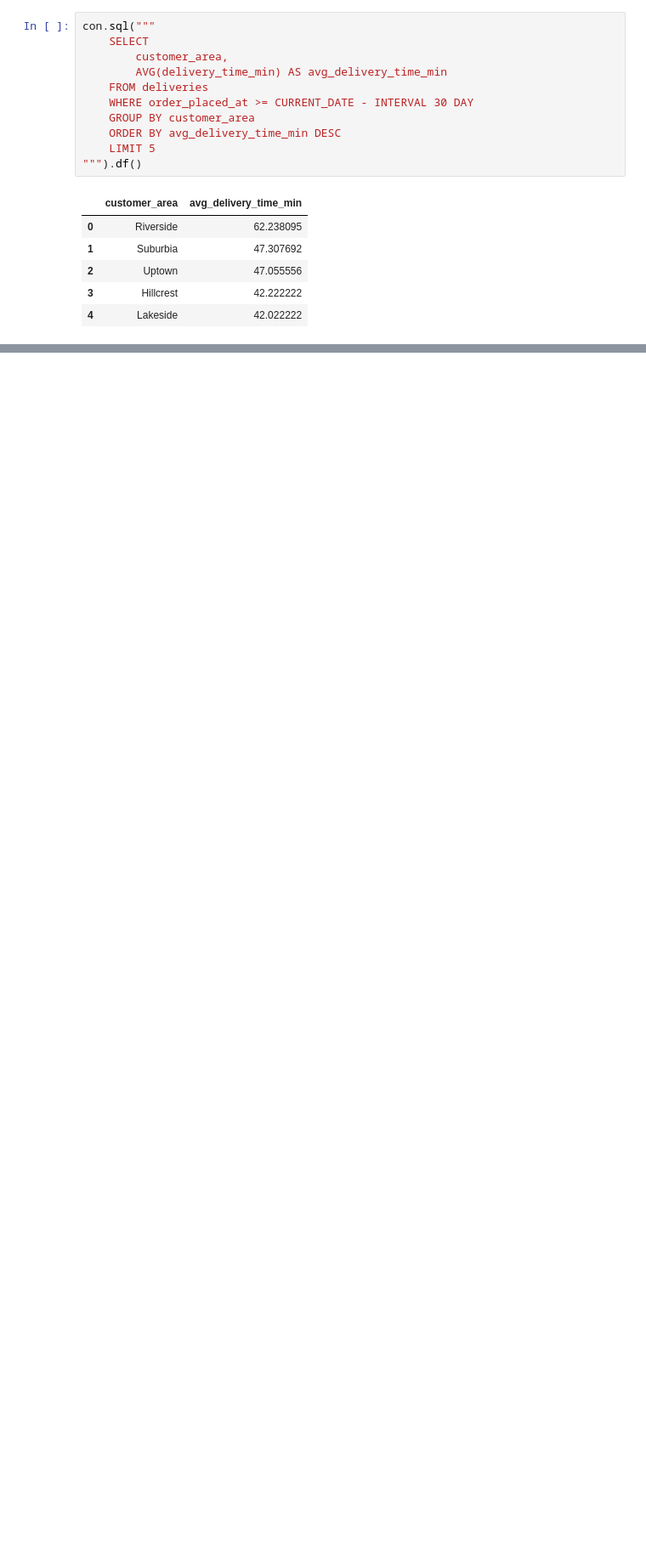
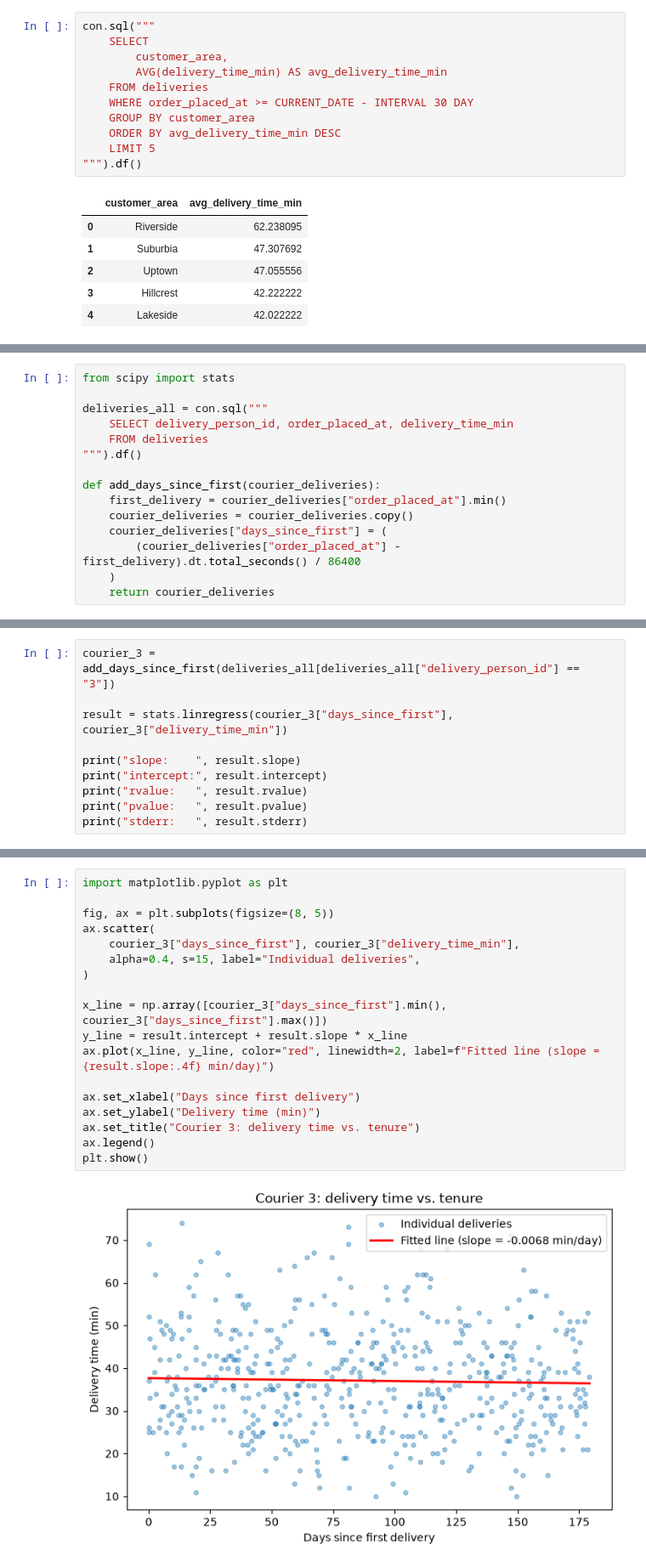
Before and after one commit to felo9015/food_delivery_time_prediction, a Jupyter notebook: sql/sql_exploration.ipynb, the cells around one changed output, grey strips where cells are left out. Shown at 85% size. Saved outputs shown, nothing was run; the diff lists cells and outputs as text; blank space fills up the shorter version.

```diff
--- a/sql/sql_exploration.ipynb
+++ b/sql/sql_exploration.ipynb
@@ -431,0 +768,15 @@ This is the complete query for Question 1: **Riverside, Suburbia, Uptown, Hillcr
+# %%
+from scipy import stats
+
+deliveries_all = con.sql("""
+    SELECT delivery_person_id, order_placed_at, delivery_time_min
+    FROM deliveries
+""").df()
+
+def add_days_since_first(courier_deliveries):
+    first_delivery = courier_deliveries["order_placed_at"].min()
+    courier_deliveries = courier_deliveries.copy()
+    courier_deliveries["days_since_first"] = (
+        (courier_deliveries["order_placed_at"] - first_delivery).dt.total_seconds() / 86400
+    )
+    return courier_deliveries
@@ -431,0 +787,10 @@ This is the complete query for Question 1: **Riverside, Suburbia, Uptown, Hillcr
+# %%
+courier_3 = add_days_since_first(deliveries_all[deliveries_all["delivery_person_id"] == "3"])
+
+result = stats.linregress(courier_3["days_since_first"], courier_3["delivery_time_min"])
+
+print("slope:    ", result.slope)
+print("intercept:", result.intercept)
+print("rvalue:   ", result.rvalue)
+print("pvalue:   ", result.pvalue)
+print("stderr:   ", result.stderr)
@@ -431,0 +817,20 @@ This is the complete query for Question 1: **Riverside, Suburbia, Uptown, Hillcr
+# %%
+import matplotlib.pyplot as plt
+
+fig, ax = plt.subplots(figsize=(8, 5))
+ax.scatter(
+    courier_3["days_since_first"], courier_3["delivery_time_min"],
+    alpha=0.4, s=15, label="Individual deliveries",
+)
+
+x_line = np.array([courier_3["days_since_first"].min(), courier_3["days_since_first"].max()])
+y_line = result.intercept + result.slope * x_line
+ax.plot(x_line, y_line, color="red", linewidth=2, label=f"Fitted line (slope = {result.slope:.4f} min/day)")
+
+ax.set_xlabel("Days since first delivery")
+ax.set_ylabel("Delivery time (min)")
+ax.set_title("Courier 3: delivery time vs. tenure")
+ax.legend()
+plt.show()
+# %% [output]
+[figure, added]
```
Also changed, not shown: parts of 56 cells of this notebook, 3 other files.
